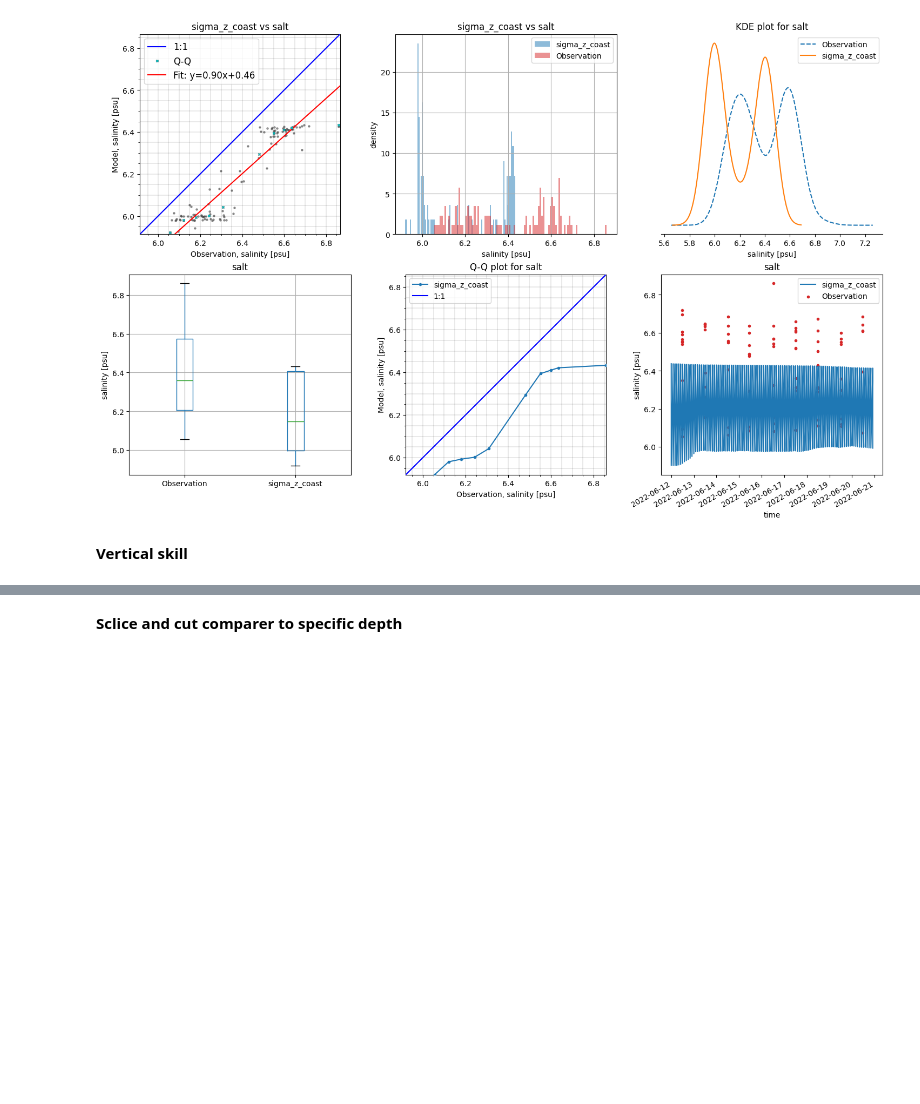
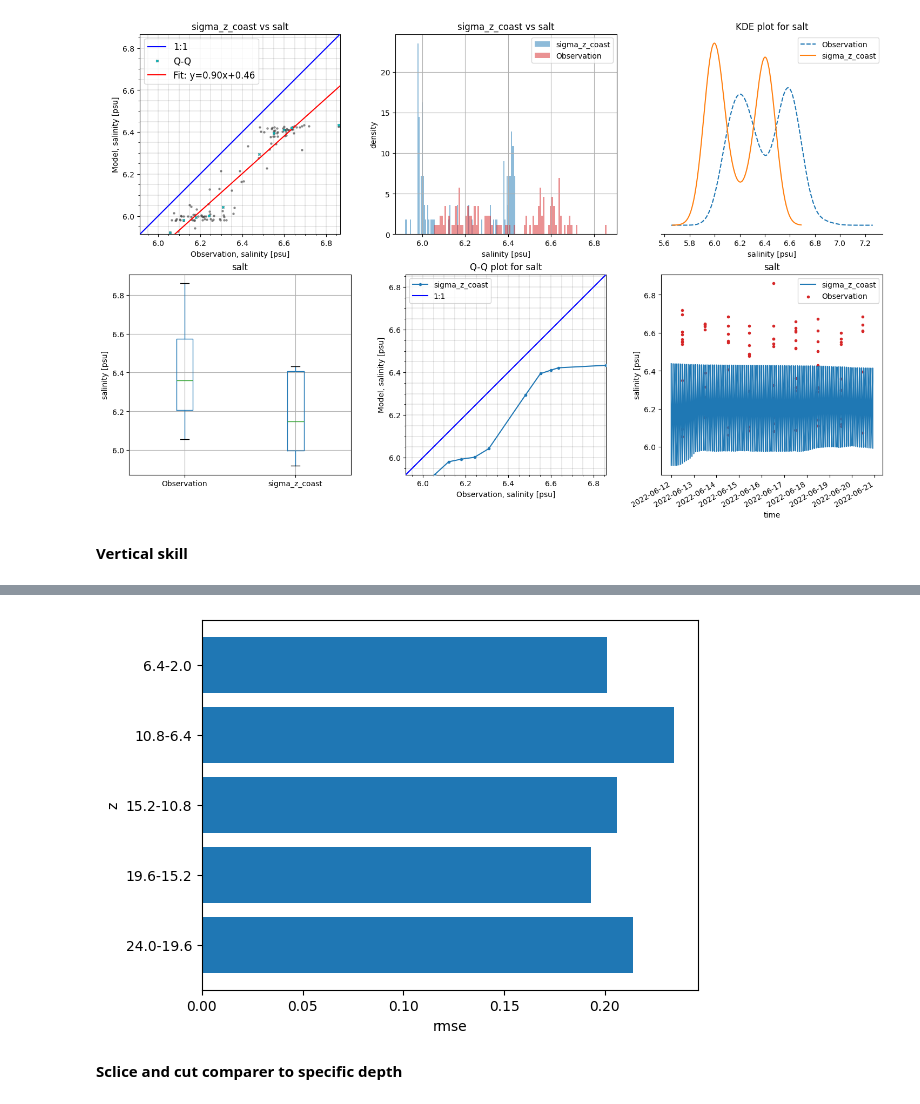
Before and after one commit to DHI/modelskill, a Jupyter notebook: notebooks/vertical_skill.ipynb, the cells around one changed output, grey strips where cells are left out. Cells and saved outputs as stored; diff of their text form; code cells hidden in the pictures; blank space fills up the shorter version.

```diff
--- a/notebooks/vertical_skill.ipynb
+++ b/notebooks/vertical_skill.ipynb
@@ -74,0 +61,3 @@ cmp.vertical.skill(binsize=3)
+# %%
+sk = cmp.vertical.skill()
+sk.to_dataframe()
@@ -75,3 +72,7 @@ cmp.vertical.skill(binsize=3)
+# %%
+ax = sk.rmse.plot()
+# %% [output]
+[figure, added]
 # %% [markdown]
 **Sclice and cut comparer to specific depth**
 # %%
```
Also changed, not shown: parts of 11 cells of this notebook.
